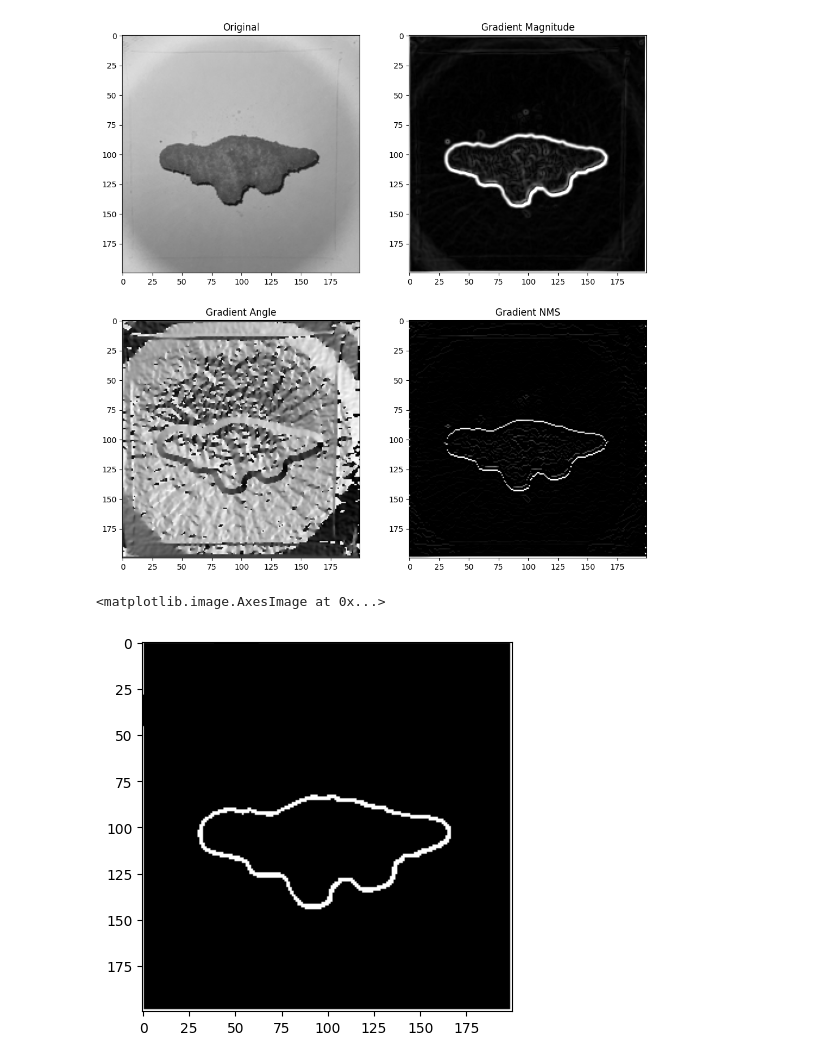
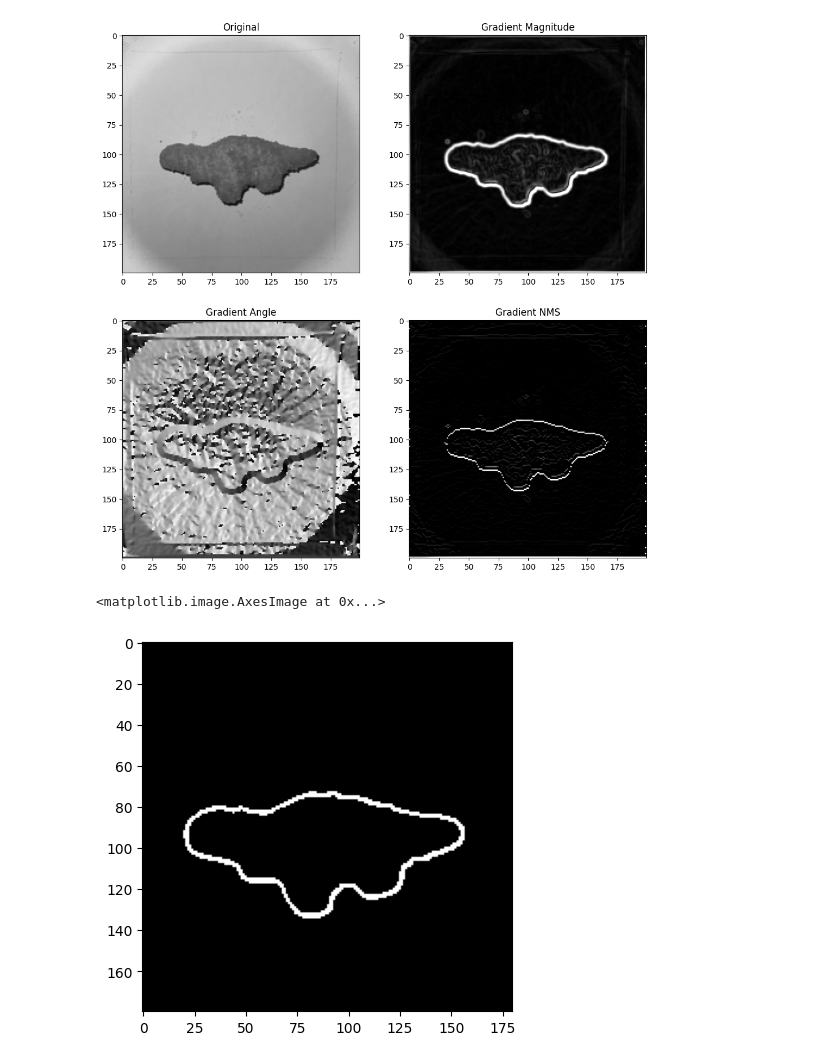
Before and after one commit to GarveyJLi/Dino-Nuggetology, a Jupyter notebook: edge_det_testing/edge_det.ipynb, the cells around one changed output. Saved outputs shown, nothing was run; the diff lists cells and outputs as text; code cells hidden in the pictures.

```diff
--- a/edge_det_testing/edge_det.ipynb
+++ b/edge_det_testing/edge_det.ipynb
@@ -228,9 +237,9 @@ plt.show()
 # %% [output]
 [figure]
 # %%
-binary_gmag = gmag > 0.65
+binary_gmag = (gmag > 0.65)[10:190, 10:190]
 plt.imshow(binary_gmag, cmap='gray', vmin=0, vmax=1)
 # %% [output]
 <matplotlib.image.AxesImage at 0x...>
-[figure, old version]
+[figure, new version]
 # %%
```
Also changed, not shown: parts of 4 cells of this notebook, 2 other files.
